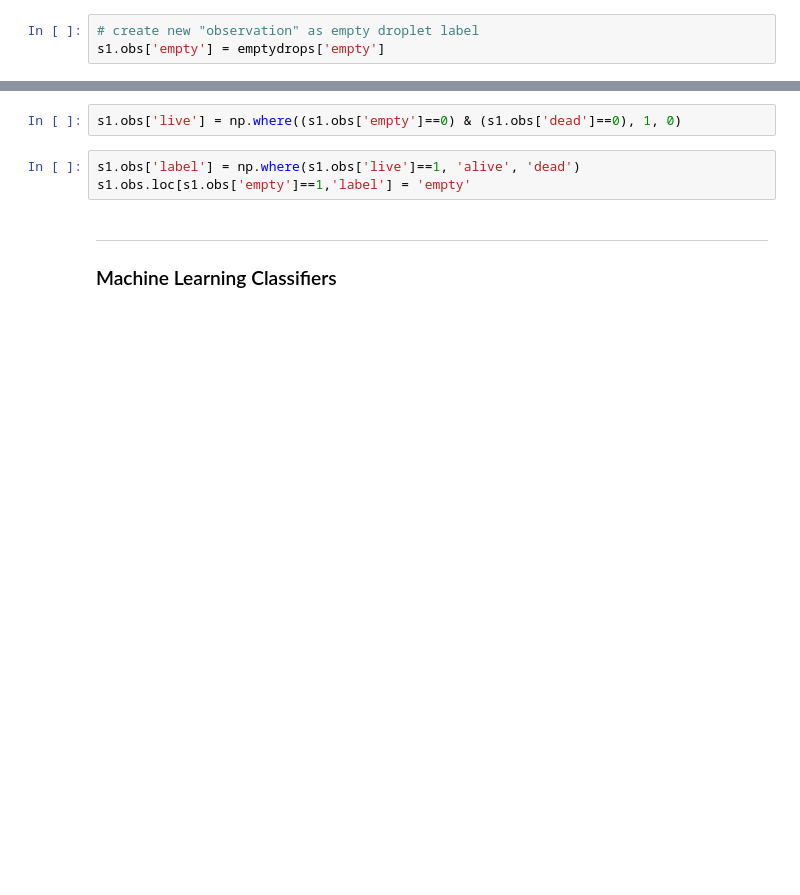
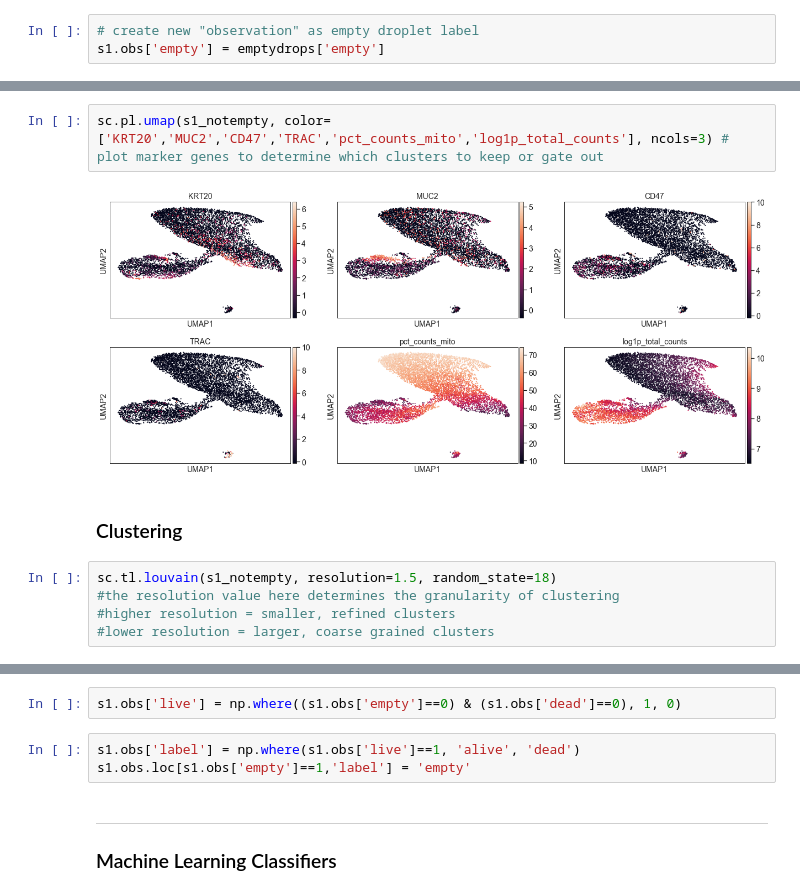
Before and after one commit to codyheiser/dropkick, a Jupyter notebook: QC_classifier_dev_CH.ipynb, the cells around one changed output, grey strips where cells are left out. Drawn from its saved outputs; the diff is of its cells as text; blank space fills up the shorter version.

```diff
--- a/QC_classifier_dev_CH.ipynb
+++ b/QC_classifier_dev_CH.ipynb
@@ -83,0 +143,11 @@ s1.obs['empty'] = emptydrops['empty']
+# %%
+sc.pl.umap(s1_notempty, color=['KRT20','MUC2','CD47','TRAC','pct_counts_mito','log1p_total_counts'], ncols=3) # plot marker genes to determine which clusters to keep or gate out
+# %% [output]
+[figure, added]
+# %% [markdown]
+### Clustering
+# %%
+sc.tl.louvain(s1_notempty, resolution=1.5, random_state=18)
+#the resolution value here determines the granularity of clustering
+#higher resolution = smaller, refined clusters
+#lower resolution = larger, coarse grained clusters
```
Also changed, not shown: parts of 67 cells of this notebook.
